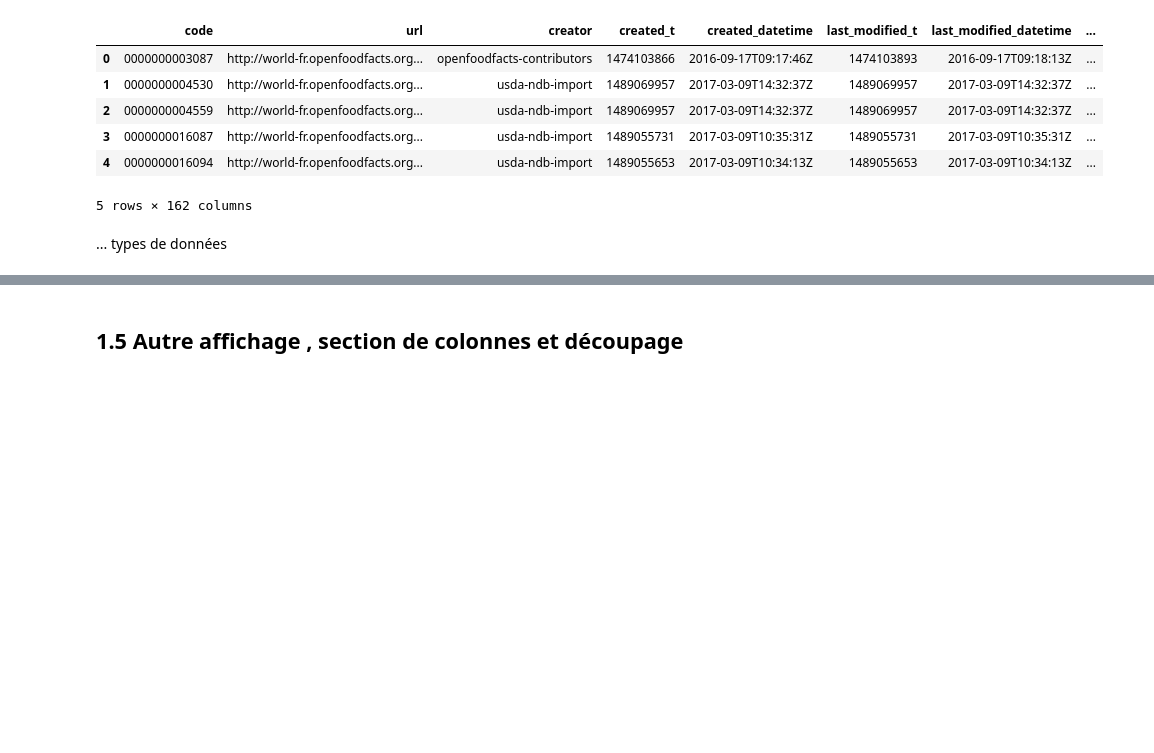
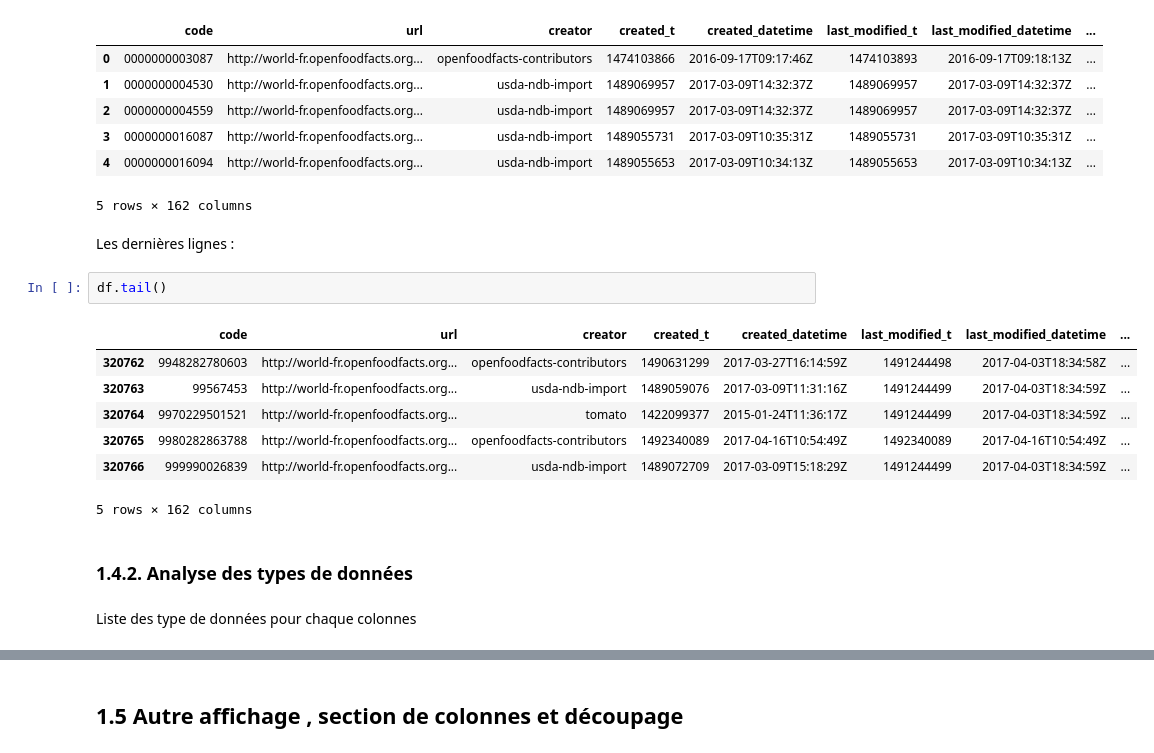
Before and after one commit to CYBA7K2M-DATAPROJ/prepare_data_for_public_health_agency, a Jupyter notebook: Fusilier_Antoine_1_notebook_112023.ipynb, the cells around one changed output, grey strips where cells are left out. Saved outputs shown, nothing was run; the diff lists cells and outputs as text; blank space fills up the shorter version.

```diff
--- a/Fusilier_Antoine_1_notebook_112023.ipynb
+++ b/Fusilier_Antoine_1_notebook_112023.ipynb
@@ -83,5 +55,19 @@ df.head()
 | 3 | 0000000016087 | http://world-fr.openfoodfacts.org... | usda-ndb-import | 1489055731 | 2017-03-09T10:35:31Z | 1489055731 | 2017-03-09T10:35:31Z | ... |
 | 4 | 0000000016094 | http://world-fr.openfoodfacts.org... | usda-ndb-import | 1489055653 | 2017-03-09T10:34:13Z | 1489055653 | 2017-03-09T10:34:13Z | ... |
 5 rows × 162 columns
-# %% [markdown]
-... types de données
+# %% [markdown]
+Les dernières lignes :
+# %%
+df.tail()
+# %% [output]
+|  | code | url | creator | created_t | created_datetime | last_modified_t | last_modified_datetime | ... |
+| 320762 | 9948282780603 | http://world-fr.openfoodfacts.org... | openfoodfacts-contributors | 1490631299 | 2017-03-27T16:14:59Z | 1491244498 | 2017-04-03T18:34:58Z | ... |
+| 320763 | 99567453 | http://world-fr.openfoodfacts.org... | usda-ndb-import | 1489059076 | 2017-03-09T11:31:16Z | 1491244499 | 2017-04-03T18:34:59Z | ... |
+| 320764 | 9970229501521 | http://world-fr.openfoodfacts.org... | tomato | 1422099377 | 2015-01-24T11:36:17Z | 1491244499 | 2017-04-03T18:34:59Z | ... |
+| 320765 | 9980282863788 | http://world-fr.openfoodfacts.org... | openfoodfacts-contributors | 1492340089 | 2017-04-16T10:54:49Z | 1492340089 | 2017-04-16T10:54:49Z | ... |
+| 320766 | 999990026839 | http://world-fr.openfoodfacts.org... | usda-ndb-import | 1489072709 | 2017-03-09T15:18:29Z | 1491244499 | 2017-04-03T18:34:59Z | ... |
+5 rows × 162 columns
+# %% [markdown]
+### 1.4.2. Analyse des types de données
+# %% [markdown]
+Liste des type de données pour chaque colonnes
```
Also changed, not shown: parts of 104 cells of this notebook, 14 other files.
